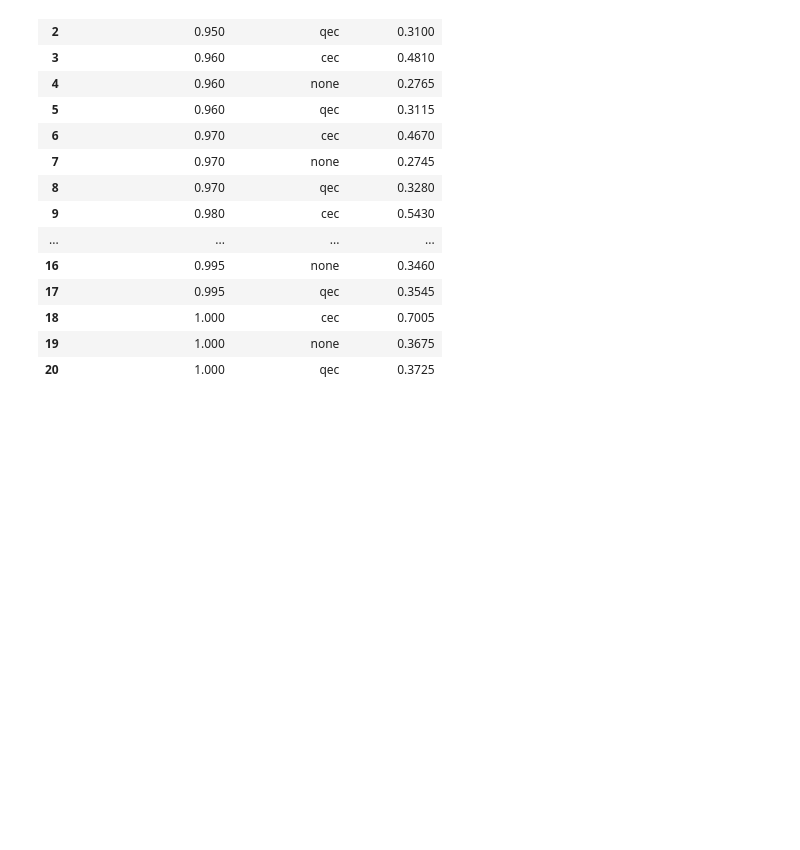
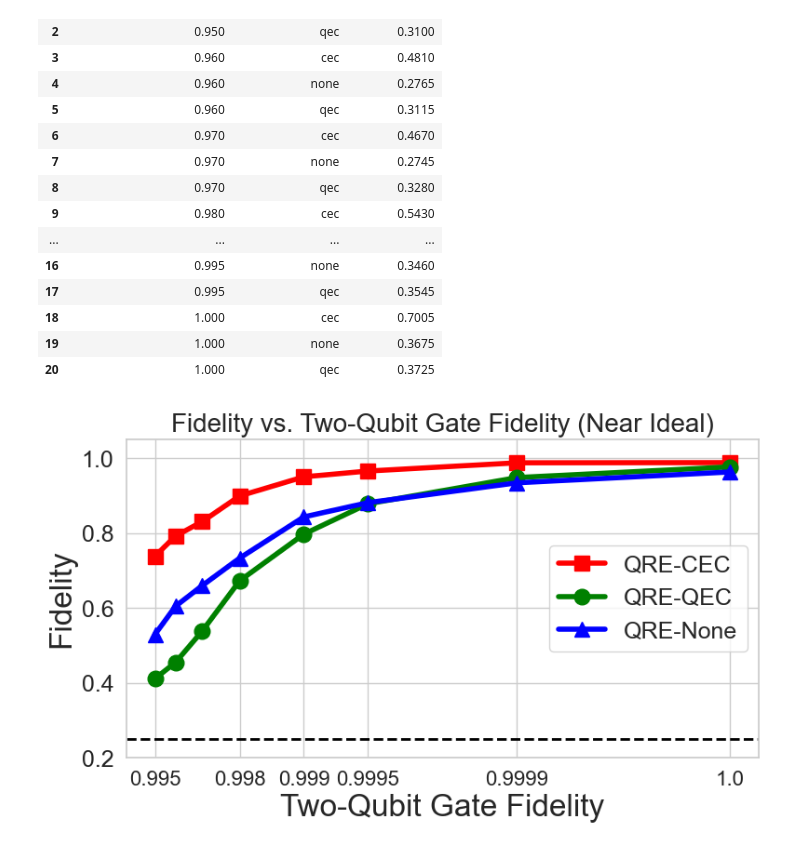
Before and after one commit to SagarPatange/QEC, a Jupyter notebook: plot.ipynb, the cells around one changed output. Cells and saved outputs as stored; diff of their text form; code cells hidden in the pictures; blank space fills up the shorter version.

```diff
--- a/plot.ipynb
+++ b/plot.ipynb
@@ -435,3 +486,49 @@ graph6_summary
 | 18 | 1.000 | cec | 0.7005 |
 | 19 | 1.000 | none | 0.3675 |
 | 20 | 1.000 | qec | 0.3725 |
+# %%
+graph7_log_dir = Path("/Users/patange/Documents/Argonne/QEC/log/runner/graph7_twoqubit_gate_fidelity_sweep_nice_params")
+graph7_df = load_runner_logs(graph7_log_dir)
+
+# Average all completed runs at each two-qubit gate fidelity and protocol setting.
+graph7_summary = graph7_df.groupby(["two_qubit_gate_fidelity", "correction_mode"], as_index=False).agg(mean_fidelity=("fidelity", "mean")).sort_values(["two_qubit_gate_fidelity", "correction_mode"]).reset_index(drop=True)
+graph7_summary["two_qubit_gate_infidelity"] = 1.0 - graph7_summary["two_qubit_gate_fidelity"]
+graph7_summary["two_qubit_gate_infidelity_plot"] = graph7_summary["two_qubit_gate_infidelity"].replace(0.0, 1e-5)
+colors = {"cec": "red", "none": "blue", "qec": "green"}
+names = {"cec": "QRE-CEC", "none": "QRE-None", "qec": "QRE-QEC"}
+markers = {"cec": "s", "none": "^", "qec": "o"}
+
+plt.figure(figsize=(8, 5))
+ax = plt.gca()
+
+# Draw each protocol separately so the marker shapes stay fixed.
+for protocol in ["cec", "qec", "none"]:
+    data = graph7_summary[graph7_summary["correction_mode"] == protocol]
+    ax.plot(data["two_qubit_gate_infidelity_plot"], data["mean_fidelity"], color=colors[protocol], marker=markers[protocol], linewidth=4, markersize=12, label=names[protocol])
+
+ax.set_xscale("log")
+ax.axhline(0.25, color="black", linestyle="--", linewidth=2, label="_nolegend_")
+ax.set_xlabel("Two-Qubit Gate Fidelity", fontsize=24)
+ax.set_ylabel("Fidelity", fontsize=24)
+ax.set_title("Fidelity vs. Two-Qubit Gate Fidelity (Near Ideal)", fontsize=20)
+# ax.text(0.5, 1.01, "1Q Gate Fidelity = Measurement Fidelity = 0.9999, $T_1$ = $T_2$ = 100s, \n Physical Bell Pair Fidelity = 0.9999, Prep Fidelity = 0.99999", transform=ax.transAxes, ha="center", va="bottom", fontsize=9)
+ax.set_ylim(0.2, 1.05)
+ax.set_yticks([0.2, 0.4, 0.6, 0.8, 1.0])
+ax.tick_params(axis="y", labelsize=18)
+ax.tick_params(axis="x", labelsize=16)
+ax.legend(fontsize=18)
+
+tick_fidelities = [0.995, 0.998, 0.999, 0.9995, 0.9999, 1.0]
+tick_positions = [1.0 - value if value < 1.0 else 1e-5 for value in tick_fidelities]
+ax.set_xticks(tick_positions)
+ax.set_xticklabels(["0.995", "0.998", "0.999", "0.9995", "0.9999", "1.0"])
+ax.invert_xaxis()
+
+plt.tight_layout()
+plt.subplots_adjust(top=0.86)
+plt.savefig(output_dir / "fidelity_vs_two_qubit_gate_fidelity_nice_params.png", dpi=300, bbox_inches="tight")
+plt.show()
+
+graph7_summary
+# %% [output]
+[figure, added]
```
Also changed, not shown: parts of 5 cells of this notebook, 8 other files.
